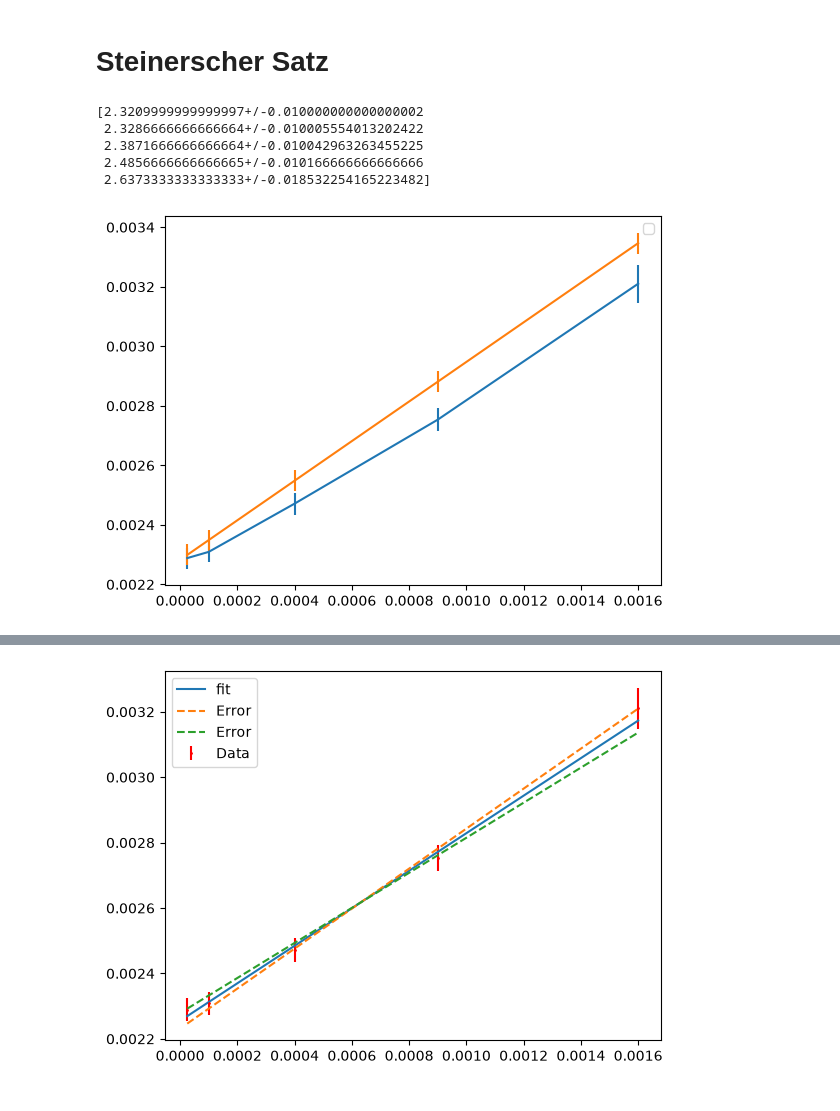
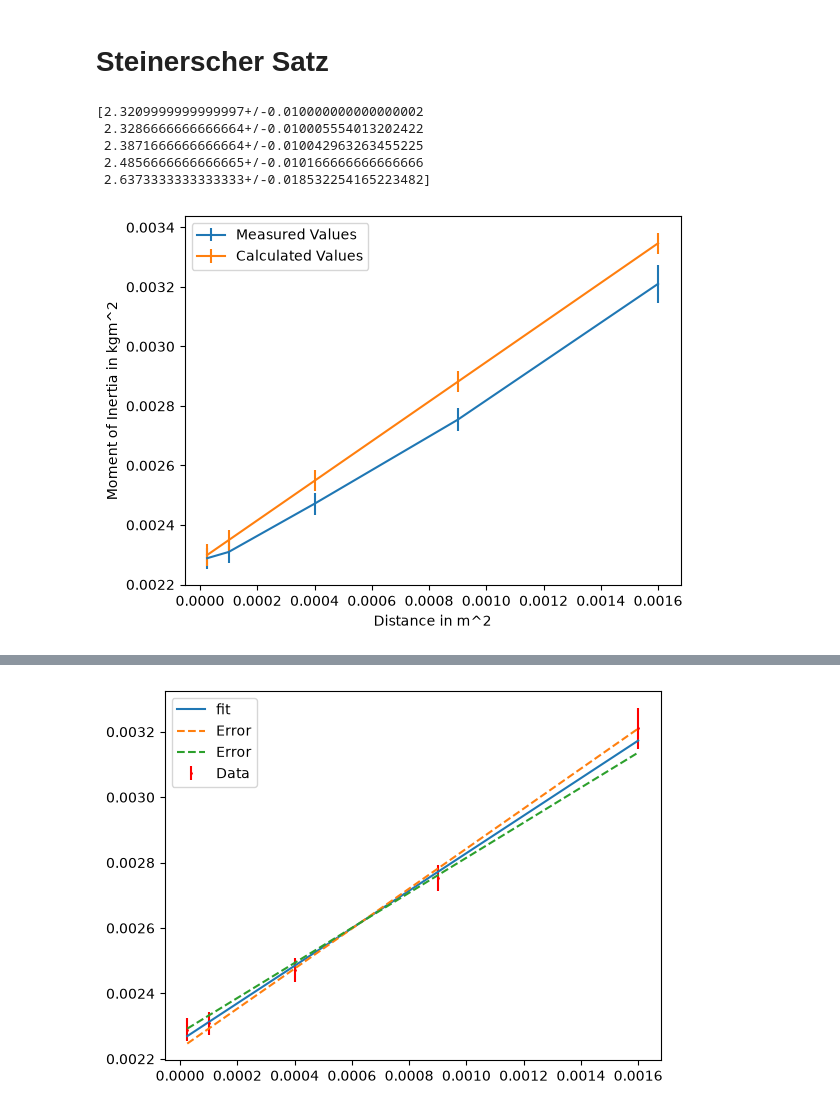
Before and after one commit to Bergschaf/PAP1, a Jupyter notebook: V12/V12.ipynb, the cells around one changed output, grey strips where cells are left out. Drawn from its saved outputs; the diff is of its cells as text; code cells hidden in the pictures.

```diff
--- a/V12/V12.ipynb
+++ b/V12/V12.ipynb
@@ -44,7 +44,7 @@ class UCurve:
     def ufit(x_data, y_udata):
         return UCurve.fit(x_data,unp.nominal_values(y_udata), unp.std_devs(y_udata))
 
-    def draw_avg_with_errorbars(self,x_data,y_udata, xlabel="", ylabel=""):
+    def draw_avg_with_errorbars(self,x_data,y_udata, xlabel="", ylabel="", filename=""):
         plt.errorbar(x_data, unp.nominal_values(y_udata), unp.std_devs(y_udata), fmt="r.",markersize=2,label="Data")
 
         y_fit = self.inter + self.slope * x_data
@@ -60,7 +60,10 @@ class UCurve:
 
         plt.xlabel(xlabel)
         plt.ylabel(ylabel)
-        plt.show()
+        if filename != "":
+            plt.savefig(filename)
+        else:
+            plt.show()
 
 def uarray_from_arrayu(au):
     values, stds = [], []
@@ -71,8 +74,7 @@ def uarray_from_arrayu(au):
 
 fit = UCurve.ufit(Drehmoment, Winkel_radians)
 print(fit)
-fit.draw_avg_with_errorbars(Drehmoment, Winkel_radians, "M in Nm", "Angle in radians")
-
+fit.draw_avg_with_errorbars(Drehmoment, Winkel_radians, "Torque in Nm", "Angle in radians",filename= "Aufgabe1.svg")
 D = 1 / fit.get_uslope()
 
 print(f"D: {D} Nm / rad")
@@ -134,35 +136,37 @@ print(J_u)
 # %%
 
 Masse_komisches_Ding = ufloat(665,1) / 1000 # in kg
 # Distanz zum Mittelpunkt in mm
 
-Dist = np.array([5,10,20,30,40]) / 1000 # in mm
+Dist = np.array([5,10,20,30,40]) / 1000  # in mm
 
 # 20 Schwingungen
 Zeiten_komisches_Ding = [
         [46.42,46.42,46.42],
         [46.56,46.58,46.58],
         [47.73,47.72,47.78],
         [49.75,49.75,49.64],
         [52.54,52.34,53.36]
 ]
 
 T_s_komisches_ding = [ufloat(np.average(x),np.sqrt(Reaktionszeit ** 2 + Fehler_des_Mittelwerts(x) ** 2)) / 20 for x in Zeiten_komisches_Ding]
 T_s_komisches_ding = uarray_from_arrayu(T_s_komisches_ding)
 print(T_s_komisches_ding)
 
 J_experiment = D / (4 * np.pi** 2) * (T_s_komisches_ding ** 2 - T_1 ** 2)
 J_rechnung = J_u + Masse_komisches_Ding * Dist ** 2
 
-plt.errorbar(Dist**2, unp.nominal_values(J_experiment),unp.std_devs(J_experiment))
-plt.errorbar(Dist**2, unp.nominal_values(J_rechnung),unp.std_devs(J_rechnung))
+plt.errorbar(Dist**2, unp.nominal_values(J_experiment),unp.std_devs(J_experiment), label="Measured Values")
+plt.errorbar(Dist**2, unp.nominal_values(J_rechnung),unp.std_devs(J_rechnung), label="Calculated Values")
+plt.xlabel("Distance in m^2")
+plt.ylabel("Moment of Inertia in kgm^2")
 plt.legend()
 
-plt.show()
+plt.savefig("Aufgabe6.svg")
 # %% [output]
 [2.3209999999999997+/-0.010000000000000002
  2.3286666666666664+/-0.010005554013202422
  2.3871666666666664+/-0.010042963263455225
  2.4856666666666665+/-0.010166666666666666
  2.6373333333333333+/-0.018532254165223482]
-[figure, old version]
+[figure, new version]
```
Also changed, not shown: parts of 2 cells of this notebook.
